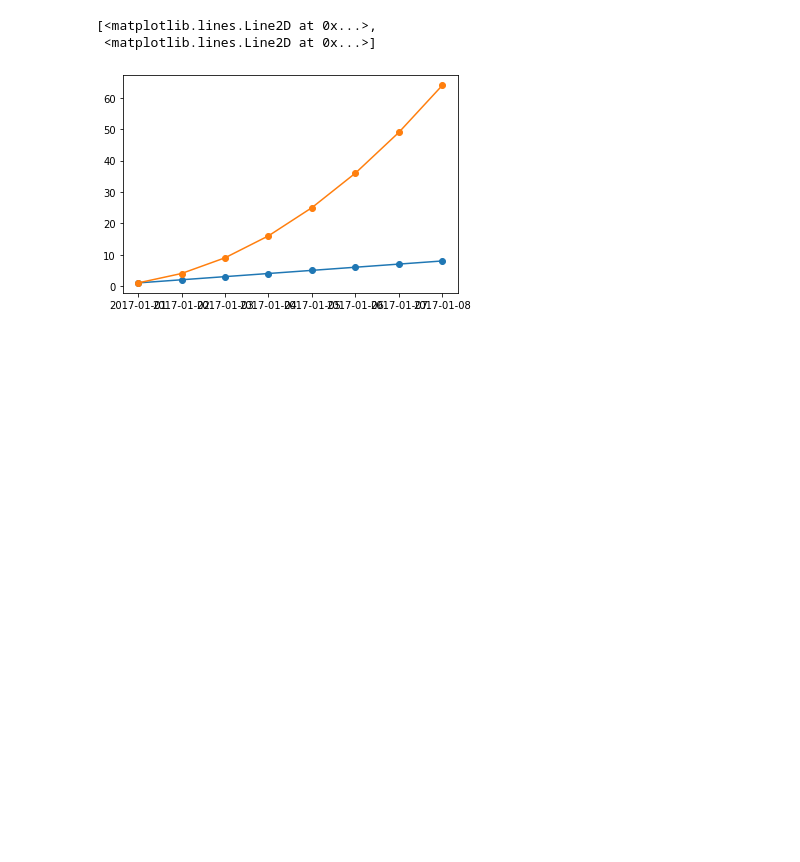
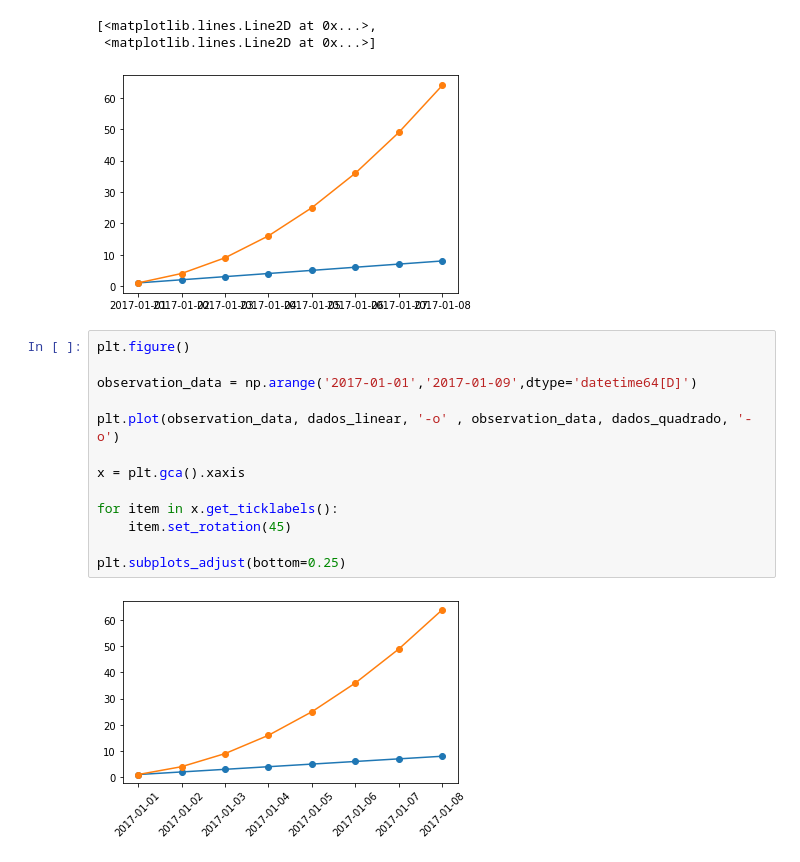
Before and after one commit to paulofor/Jupyter-Espaco01, a Jupyter notebook: Curso Python/Graficos/Graficos de linha.ipynb, the cells around one changed output. Saved outputs shown, nothing was run; the diff lists cells and outputs as text; blank space fills up the shorter version.

```diff
--- a/Curso Python/Graficos/Graficos de linha.ipynb
+++ b/Curso Python/Graficos/Graficos de linha.ipynb
@@ -44,3 +44,18 @@ plt.plot(datas_observacao, dados_linear, '-o' ,
 [<matplotlib.lines.Line2D at 0x...>,
  <matplotlib.lines.Line2D at 0x...>]
 [figure]
+# %%
+plt.figure()
+
+observation_data = np.arange('2017-01-01','2017-01-09',dtype='datetime64[D]')
+
+plt.plot(observation_data, dados_linear, '-o' , observation_data, dados_quadrado, '-o')
+
+x = plt.gca().xaxis
+
+for item in x.get_ticklabels():
+    item.set_rotation(45)
+
+plt.subplots_adjust(bottom=0.25)
+# %% [output]
+[figure, added]
```
Also changed, not shown: parts of 1 cell of this notebook, 3 other files.
